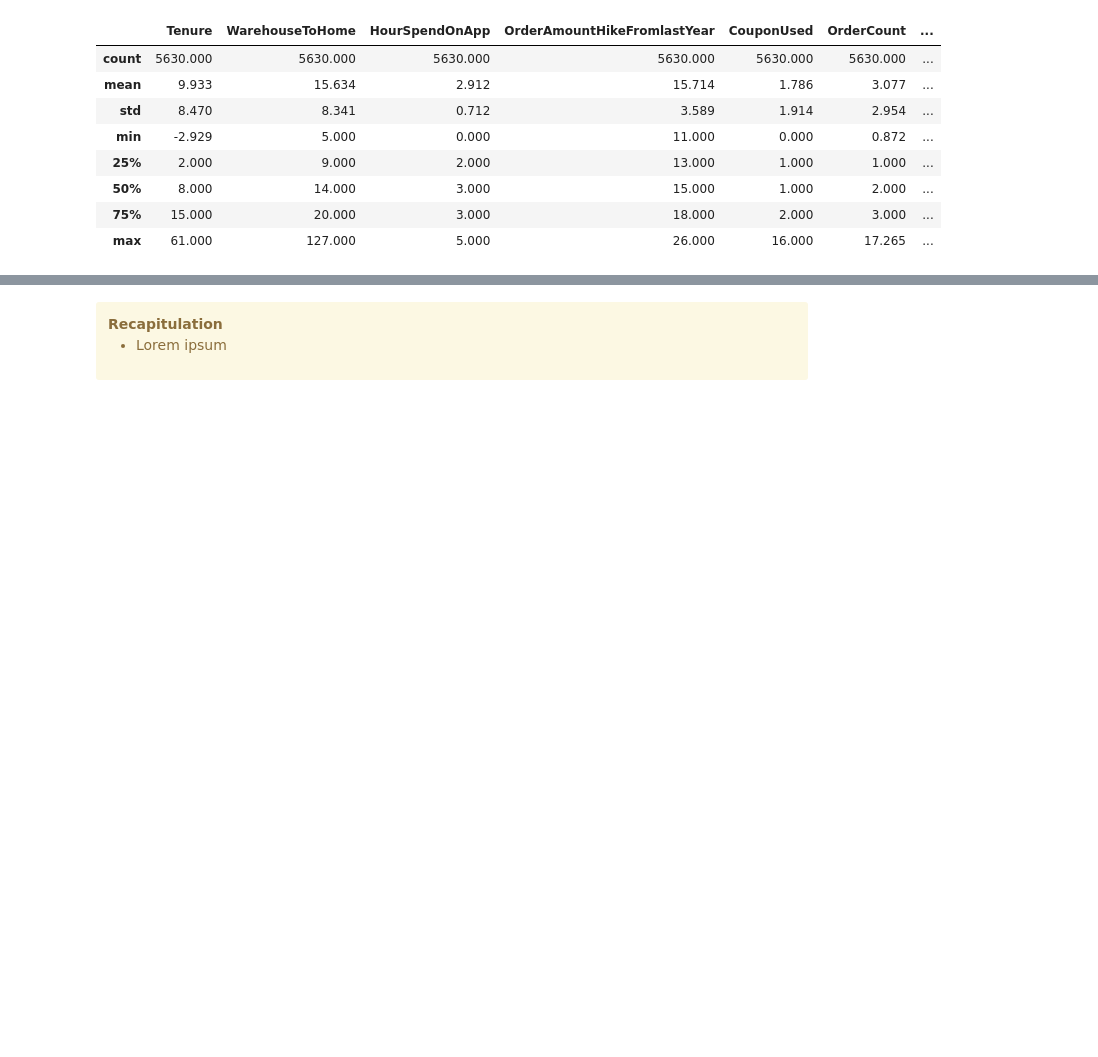
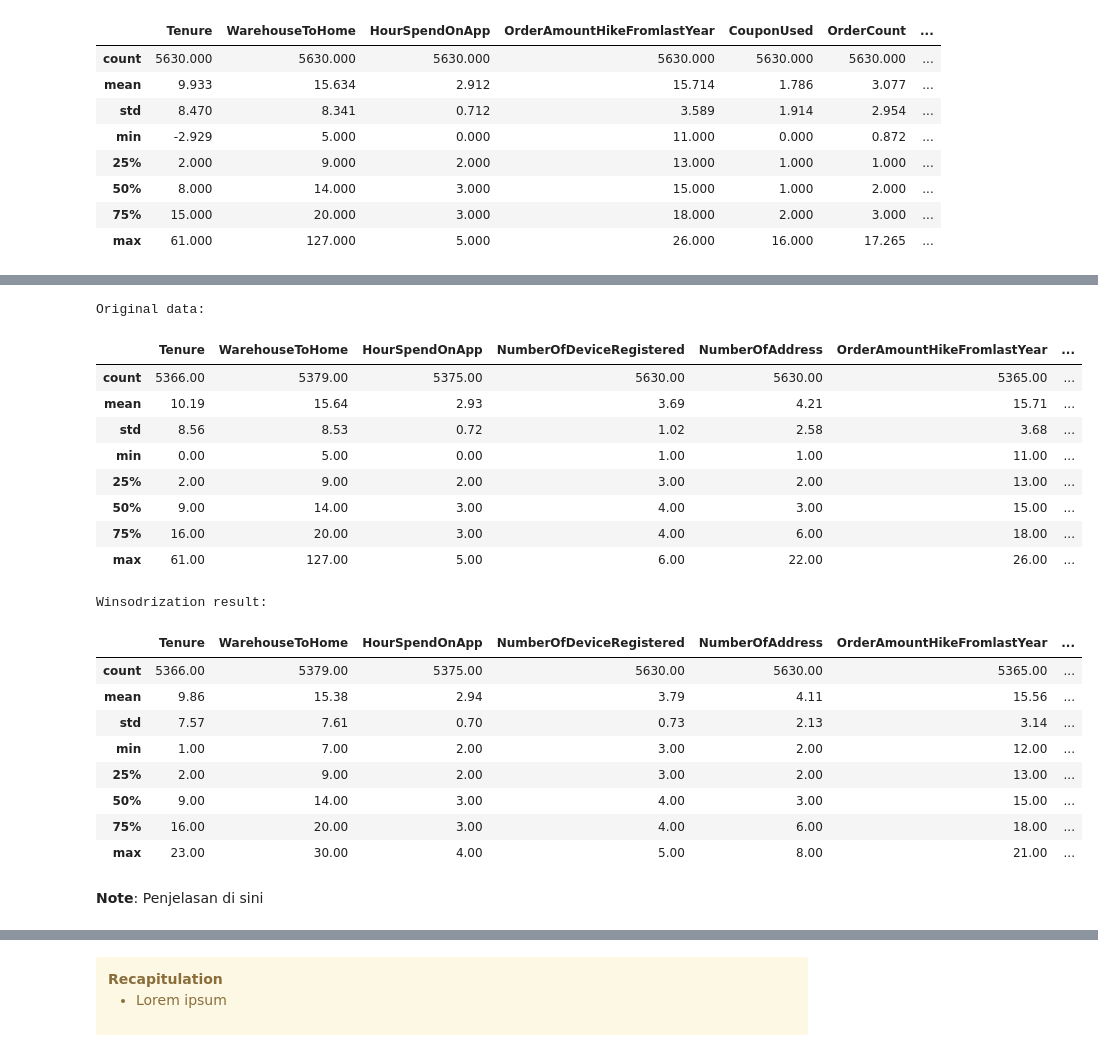
Before and after one commit to LingAdeu/customer-churn-prediction, a Jupyter notebook: notebook/notebook.ipynb, the cells around one changed output, grey strips where cells are left out. Cells and saved outputs as stored; diff of their text form; code cells hidden in the pictures; blank space fills up the shorter version.

Commit message:
Treating outliers outside pipeline

```diff
--- a/notebook/notebook.ipynb
+++ b/notebook/notebook.ipynb
@@ -433,0 +431,18 @@ Imputed Data Summary:
+# %%
+# create function to detect outliers using IQR
+def detect_outliers(df, column):
+    Q1 = df[column].quantile(0.25)
+    Q3 = df[column].quantile(0.75)
+    IQR = Q3 - Q1
+    lower_bound = Q1 - 1.5 * IQR
+    upper_bound = Q3 + 1.5 * IQR
+    outliers = df.loc[(df[column] < lower_bound) | (df[column] > upper_bound)]
+    print(f"The number of outliers in '{column}' is {len(outliers)} or {(len(outliers)/len(df)*100):.2f}% of the total data ({len(df)} rows).")
+# %%
+# detect outliers
+numerical_columns = ['Tenure', 'CityTier', 'WarehouseToHome',
+                     'HourSpendOnApp', 'NumberOfDeviceRegistered', 'SatisfactionScore',
+                     'NumberOfAddress', 'Complain', 'OrderAmountHikeFromlastYear',
+                     'CouponUsed', 'OrderCount', 'DaySinceLastOrder', 'CashbackAmount']
+for col in data[numerical_columns]:
+    detect_outliers(data, col)
@@ -433,0 +469,48 @@ Imputed Data Summary:
+# %%
+def winsorize(data, lower_percentile=0.10, upper_percentile=0.90):
+    lower_limit = data.quantile(lower_percentile)
+    upper_limit = data.quantile(upper_percentile)
+    data_cleaned = data.clip(lower=lower_limit, upper=upper_limit)
+    return data_cleaned
+
+col_to_winsorize = ['Tenure', 'WarehouseToHome', 'HourSpendOnApp',
+                    'NumberOfDeviceRegistered', 'NumberOfAddress',
+                    'OrderAmountHikeFromlastYear', 'CouponUsed',
+                    'OrderCount', 'DaySinceLastOrder',
+                    'CashbackAmount'
+]
+winsorized_data = data.copy()
+for col in col_to_winsorize:
+    winsorized_data[col] = winsorize(data[col])
+
+original_numerical_data = data[col_to_winsorize].select_dtypes(include='number')
+winsorized_numerical_data = winsorized_data.select_dtypes(include='number')
+
+print('Original data:')
+display(original_numerical_data.describe().round(2))
+
+print('\nWinsodrization result:')
+display(winsorized_data[col_to_winsorize].describe().round(2))
+# %% [output]
+Original data:
+|  | Tenure | WarehouseToHome | HourSpendOnApp | NumberOfDeviceRegistered | NumberOfAddress | OrderAmountHikeFromlastYear | ... |
+| count | 5366.00 | 5379.00 | 5375.00 | 5630.00 | 5630.00 | 5365.00 | ... |
+| mean | 10.19 | 15.64 | 2.93 | 3.69 | 4.21 | 15.71 | ... |
+| std | 8.56 | 8.53 | 0.72 | 1.02 | 2.58 | 3.68 | ... |
+| min | 0.00 | 5.00 | 0.00 | 1.00 | 1.00 | 11.00 | ... |
+| 25% | 2.00 | 9.00 | 2.00 | 3.00 | 2.00 | 13.00 | ... |
+| 50% | 9.00 | 14.00 | 3.00 | 4.00 | 3.00 | 15.00 | ... |
+| 75% | 16.00 | 20.00 | 3.00 | 4.00 | 6.00 | 18.00 | ... |
+| max | 61.00 | 127.00 | 5.00 | 6.00 | 22.00 | 26.00 | ... |
+Winsodrization result:
+|  | Tenure | WarehouseToHome | HourSpendOnApp | NumberOfDeviceRegistered | NumberOfAddress | OrderAmountHikeFromlastYear | ... |
+| count | 5366.00 | 5379.00 | 5375.00 | 5630.00 | 5630.00 | 5365.00 | ... |
+| mean | 9.86 | 15.38 | 2.94 | 3.79 | 4.11 | 15.56 | ... |
+| std | 7.57 | 7.61 | 0.70 | 0.73 | 2.13 | 3.14 | ... |
+| min | 1.00 | 7.00 | 2.00 | 3.00 | 2.00 | 12.00 | ... |
+| 25% | 2.00 | 9.00 | 2.00 | 3.00 | 2.00 | 13.00 | ... |
+| 50% | 9.00 | 14.00 | 3.00 | 4.00 | 3.00 | 15.00 | ... |
+| 75% | 16.00 | 20.00 | 3.00 | 4.00 | 6.00 | 18.00 | ... |
+| max | 23.00 | 30.00 | 4.00 | 5.00 | 8.00 | 21.00 | ... |
+# %% [markdown]
+**Note**: Penjelasan di sini
```
Also changed, not shown: parts of 10 cells of this notebook.
